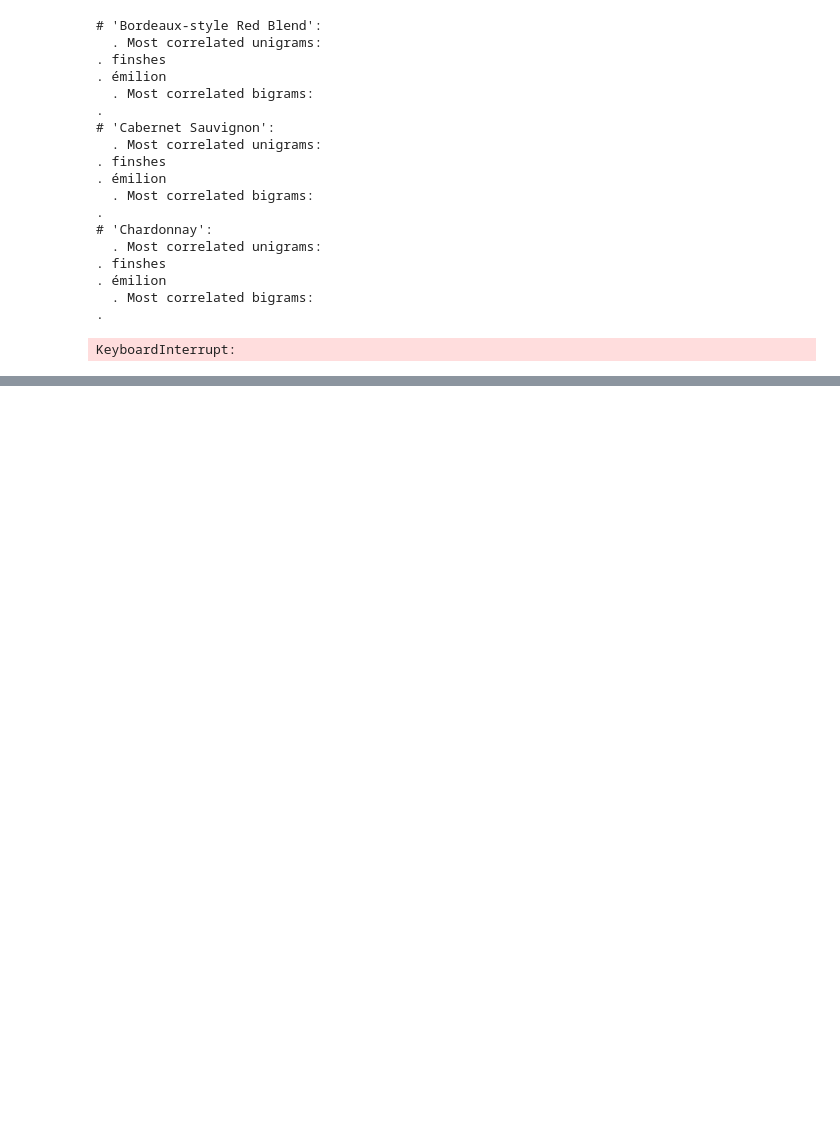
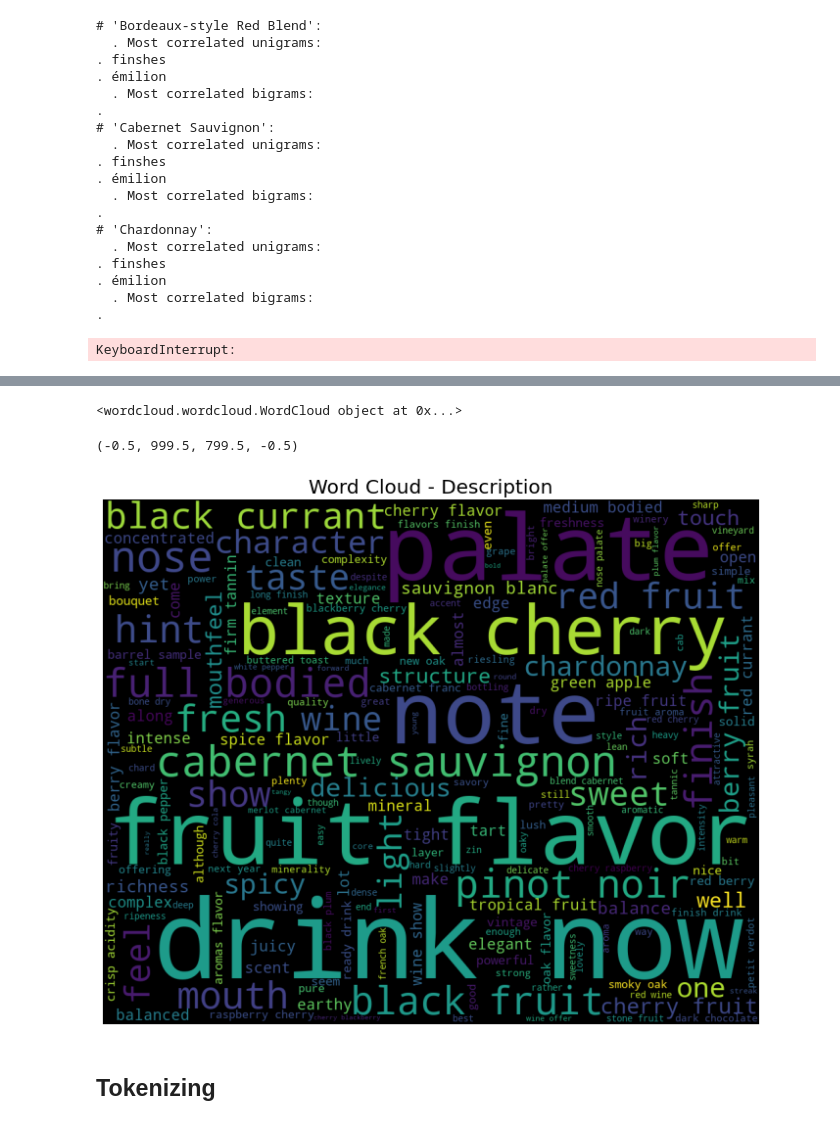
Before and after one commit to ADV-111/wine_review_multiclass_classification, a Jupyter notebook: notebooks/sandbox_notebook.ipynb, the cells around one changed output, grey strips where cells are left out. Cells and saved outputs as stored; diff of their text form; code cells hidden in the pictures; blank space fills up the shorter version.

Commit message:
A few checks in sandbox - tokenizing, stemming, frequncy distribution

```diff
--- a/notebooks/sandbox_notebook.ipynb
+++ b/notebooks/sandbox_notebook.ipynb
@@ -266,0 +308,12 @@ KeyboardInterrupt:
+# %%
+# check what and how many words are there
+bag_of_words = []
+for desc in data.description:
+    cleaned_desc = map(str.lower, re.sub('[.,"“]', '', desc).split(' '))
+    for word in cleaned_desc:
+        if word not in stopwords:
+            bag_of_words.append(word)
+
+df = pd.DataFrame(bag_of_words, columns=['Words'])
+df['Counter'] = 1
+df.groupby('Words').sum().sort_values(['Counter'], ascending=False).head(30)
@@ -266,0 +339,18 @@ KeyboardInterrupt:
+# %%
+wordcloud_2 = WordCloud(
+    stopwords=stopwords,
+    width=1000, height=800,
+    random_state=42
+).generate(' '.join(df['Words']))
+
+print(wordcloud_2)
+fig = plt.figure(figsize=(12,14))
+plt.imshow(wordcloud_2)
+plt.title('Word Cloud - Description', fontsize=20)
+plt.axis('off')
+# %% [output]
+<wordcloud.wordcloud.WordCloud object at 0x...>
+(-0.5, 999.5, 799.5, -0.5)
+[figure, added]
+# %% [markdown]
+## Tokenizing
```
Also changed, not shown: parts of 35 cells of this notebook, 4 other files.
